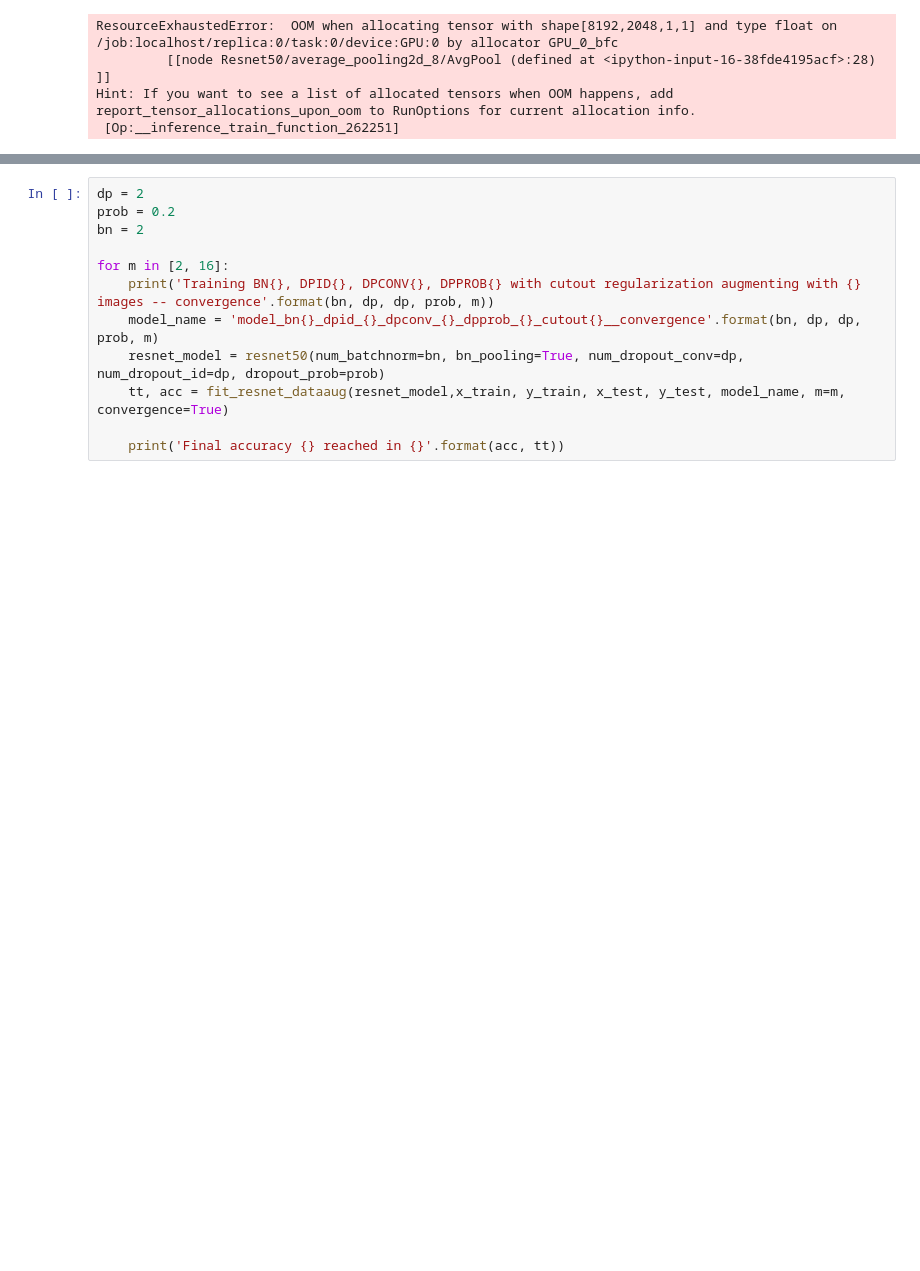
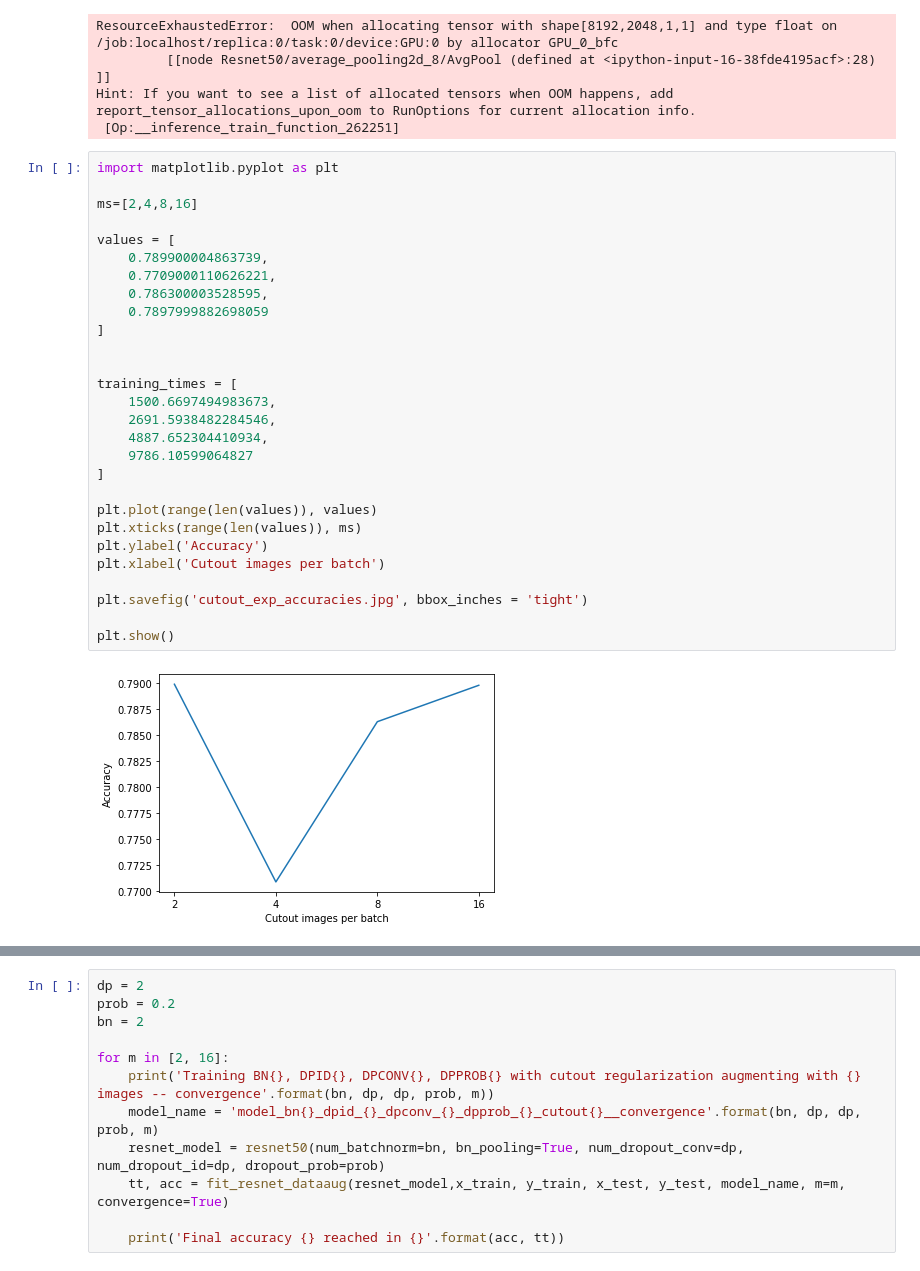
Before and after one commit to aashka-trivedi/regularization-for-image-classification, a Jupyter notebook: code/FinalResnet_dataaug_cutout.ipynb, the cells around one changed output, grey strips where cells are left out. Cells and saved outputs as stored; diff of their text form; blank space fills up the shorter version.

Commit message:
Edited some figures

```diff
--- a/code/FinalResnet_dataaug_cutout.ipynb
+++ b/code/FinalResnet_dataaug_cutout.ipynb
@@ -352,3 +352,33 @@ ResourceExhaustedError:  OOM when allocating tensor with shape[8192,2048,1,1] an
          [[node Resnet50/average_pooling2d_8/AvgPool (defined at <ipython-input-16-38fde4195acf>:28) ]]
 Hint: If you want to see a list of allocated tensors when OOM happens, add report_tensor_allocations_upon_oom to RunOptions for current allocation info.
  [Op:__inference_train_function_262251]
+# %%
+import matplotlib.pyplot as plt
+
+ms=[2,4,8,16]
+
+values = [
+    0.789900004863739,
+    0.7709000110626221,
+    0.786300003528595,
+    0.7897999882698059
+]
+
+
+training_times = [
+    1500.6697494983673,
+    2691.5938482284546,
+    4887.652304410934,
+    9786.10599064827
+]
+
+plt.plot(range(len(values)), values)
+plt.xticks(range(len(values)), ms)
+plt.ylabel('Accuracy')
+plt.xlabel('Cutout images per batch')
+
+plt.savefig('cutout_exp_accuracies.jpg', bbox_inches = 'tight')
+
+plt.show()
+# %% [output]
+[figure, added]
```
Also changed, not shown: parts of 1 cell of this notebook, 6 other files.
